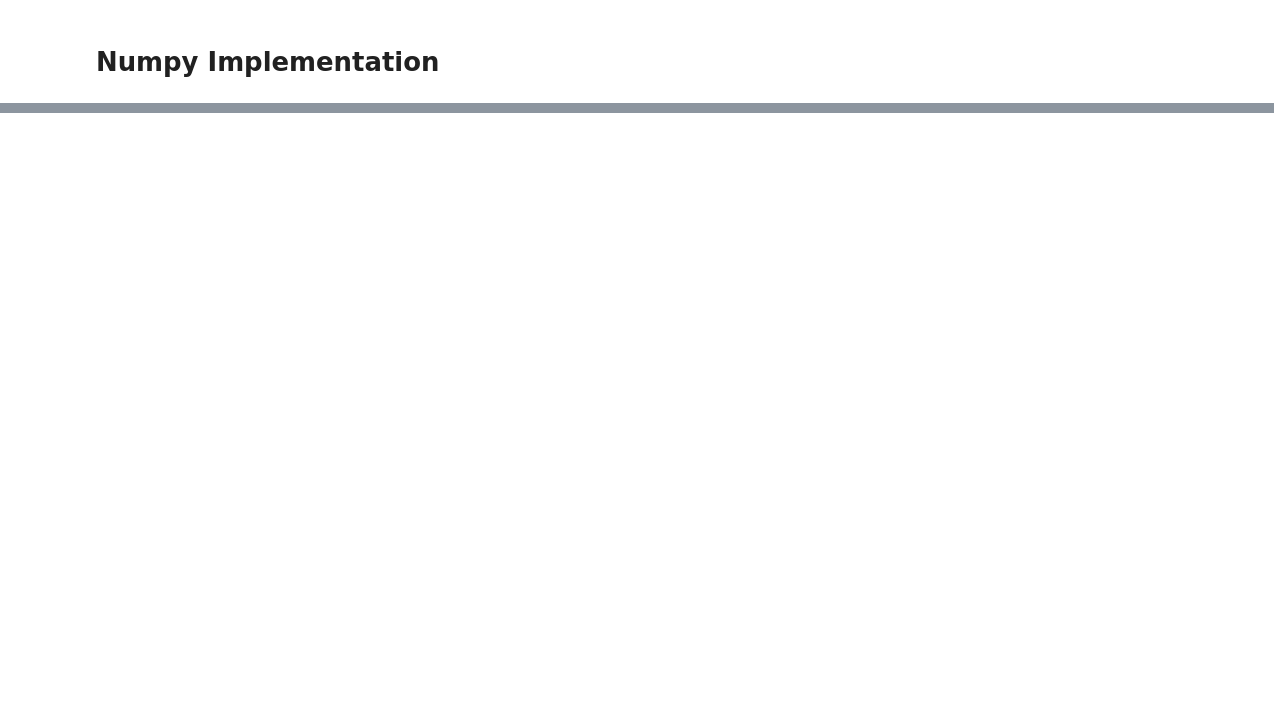
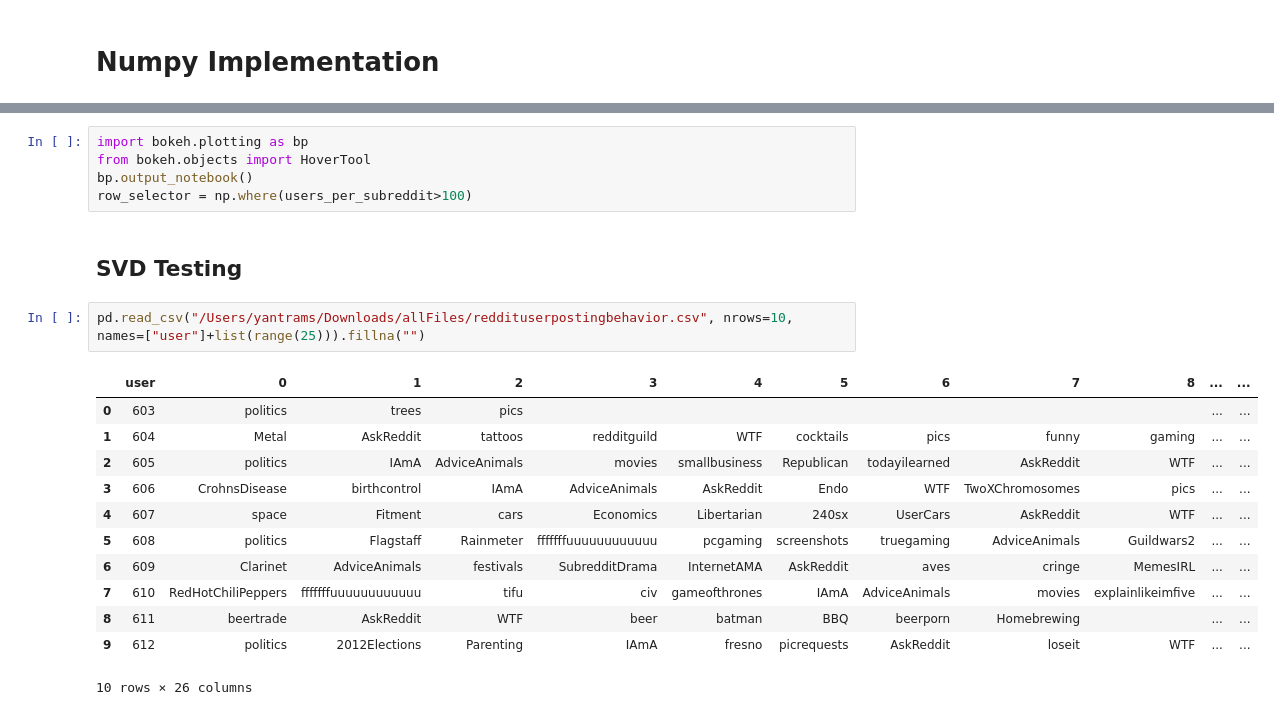
Before and after one commit to janghaludu/last-fm-tags, a Jupyter notebook: postPunk.ipynb, the cells around one changed output, grey strips where cells are left out. Cells and saved outputs as stored; diff of their text form; blank space fills up the shorter version.

Commit message:
Cleaned Tags. Testing SVD

```diff
--- a/postPunk.ipynb
+++ b/postPunk.ipynb
@@ -175,0 +323,22 @@ duplicates
+# %%
+import bokeh.plotting as bp
+from bokeh.objects import HoverTool
+bp.output_notebook()
+row_selector = np.where(users_per_subreddit>100)
+# %% [markdown]
+## SVD Testing
+# %%
+pd.read_csv("/Users/yantrams/Downloads/allFiles/reddituserpostingbehavior.csv", nrows=10, names=["user"]+list(range(25))).fillna("")
+# %% [output]
+|  | user | 0 | 1 | 2 | 3 | 4 | 5 | 6 | 7 | 8 | ... | ... |
+| 0 | 603 | politics | trees | pics |  |  |  |  |  |  | ... | ... |
+| 1 | 604 | Metal | AskReddit | tattoos | redditguild | WTF | cocktails | pics | funny | gaming | ... | ... |
+| 2 | 605 | politics | IAmA | AdviceAnimals | movies | smallbusiness | Republican | todayilearned | AskReddit | WTF | ... | ... |
+| 3 | 606 | CrohnsDisease | birthcontrol | IAmA | AdviceAnimals | AskReddit | Endo | WTF | TwoXChromosomes | pics | ... | ... |
+| 4 | 607 | space | Fitment | cars | Economics | Libertarian | 240sx | UserCars | AskReddit | WTF | ... | ... |
+| 5 | 608 | politics | Flagstaff | Rainmeter | fffffffuuuuuuuuuuuu | pcgaming | screenshots | truegaming | AdviceAnimals | Guildwars2 | ... | ... |
+| 6 | 609 | Clarinet | AdviceAnimals | festivals | SubredditDrama | InternetAMA | AskReddit | aves | cringe | MemesIRL | ... | ... |
+| 7 | 610 | RedHotChiliPeppers | fffffffuuuuuuuuuuuu | tifu | civ | gameofthrones | IAmA | AdviceAnimals | movies | explainlikeimfive | ... | ... |
+| 8 | 611 | beertrade | AskReddit | WTF | beer | batman | BBQ | beerporn | Homebrewing |  | ... | ... |
+| 9 | 612 | politics | 2012Elections | Parenting | IAmA | fresno | picrequests | AskReddit | loseit | WTF | ... | ... |
+10 rows × 26 columns
```
Also changed, not shown: parts of 65 cells of this notebook.
